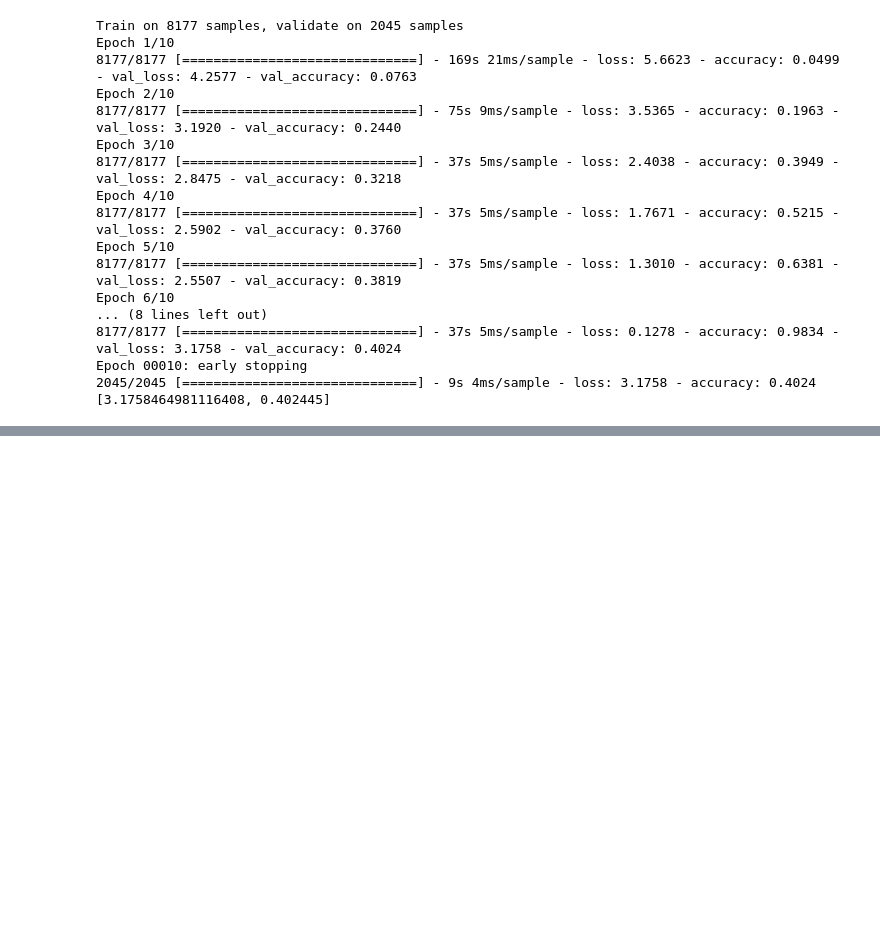
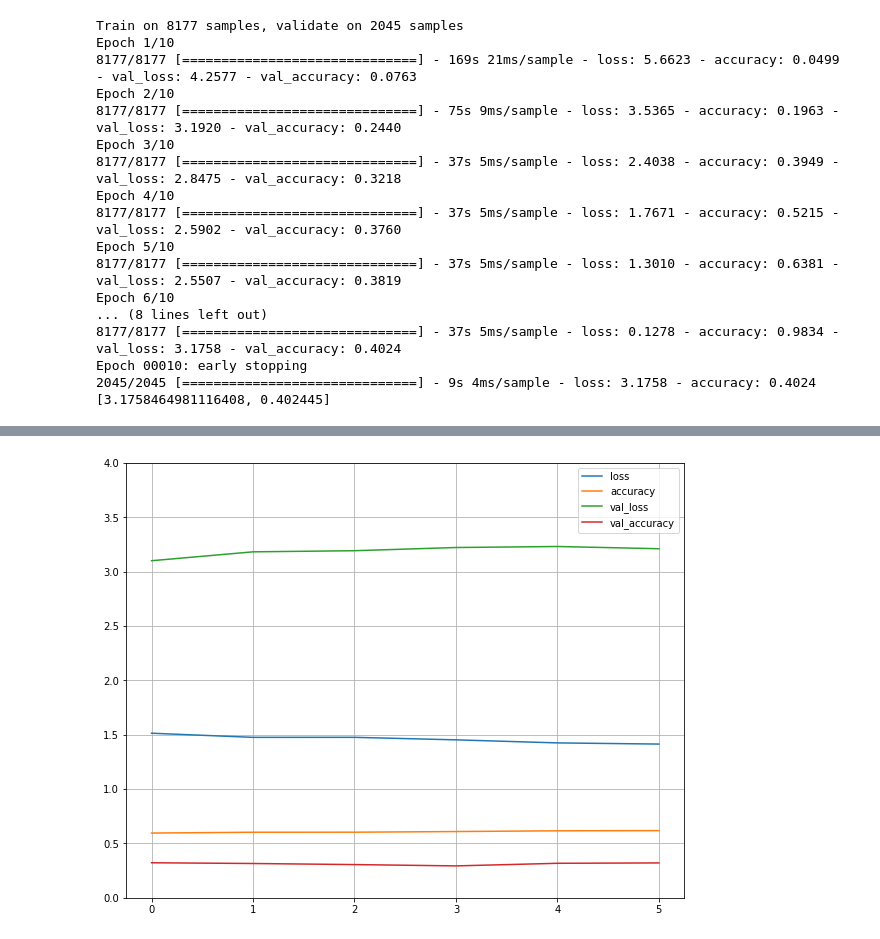
Before and after one commit to GreatLearningAIML1/bangalore-aug19-batch-Nishamol, a Jupyter notebook: CV_Project2_Dog_Breed_Classification_Questions.ipynb, the cells around one changed output, grey strips where cells are left out. Saved outputs shown, nothing was run; the diff lists cells and outputs as text; code cells hidden in the pictures; blank space fills up the shorter version.

```diff
--- a/CV_Project2_Dog_Breed_Classification_Questions.ipynb
+++ b/CV_Project2_Dog_Breed_Classification_Questions.ipynb
@@ -483,0 +530,19 @@ Epoch 00010: early stopping
+# %%
+#Used SGD with lower learning rate and decay with nesterov. Increase epoch to 30. Still overfitting.
+
+opt = tensorflow.keras.optimizers.SGD(lr = 0.0001, decay=1e-6, momentum=0.9, nesterov=True)
+early_stopping = tensorflow.keras.callbacks.EarlyStopping(monitor='val_loss', patience=5, verbose=1, mode='auto')
+callback_list = [early_stopping]
+
+# creating the final model
+Tran_Model3 = Model(base_model.input,pred)
+
+# Loss and Optimizer
+Tran_Model3.compile(loss='categorical_crossentropy', optimizer=opt, metrics=['accuracy'])
+
+
+TranModel3hist = Tran_Model2.fit_generator(train_generator.flow(Xtrain, ytrain,batch_size=10),
+                    epochs=30,
+                    validation_data=val_generator.flow(Xval, yval,batch_size=128), callbacks=callback_list,shuffle = True,
+                    workers = 6
+                         )
@@ -483,0 +567,7 @@ Epoch 00010: early stopping
+# %%
+pd.DataFrame(TranModel3hist.history).plot(figsize = (10,8))
+plt.grid(True)
+plt.gca().set_ylim(0,4)
+plt.show()
+# %% [output]
+[figure, added]
```
Also changed, not shown: parts of 8 cells of this notebook.
